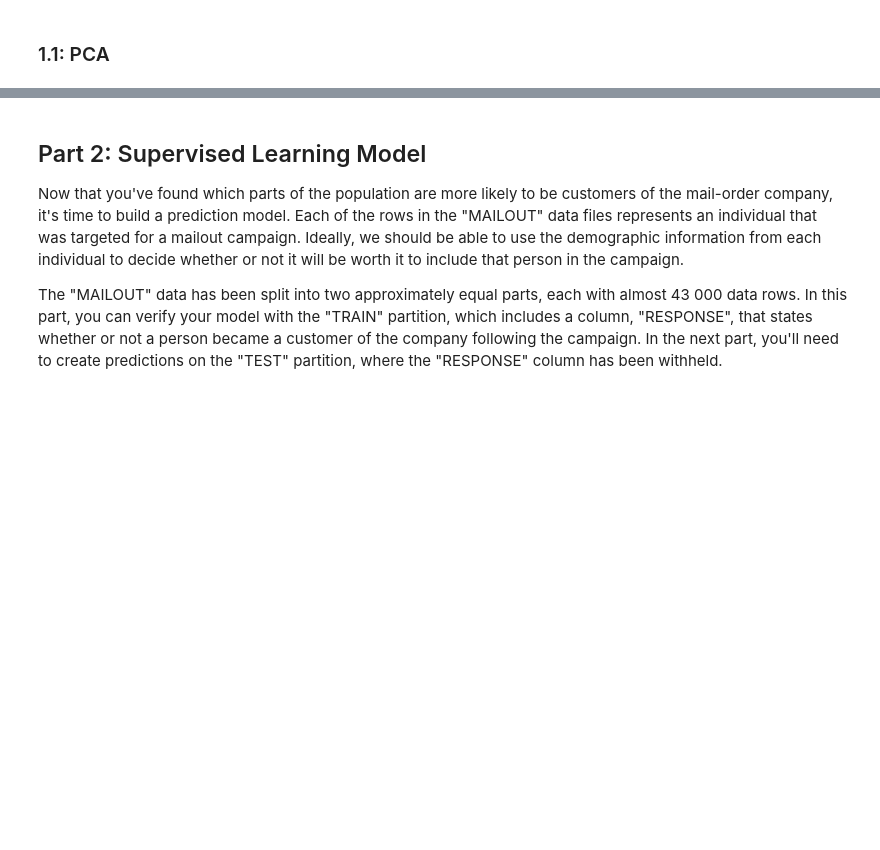
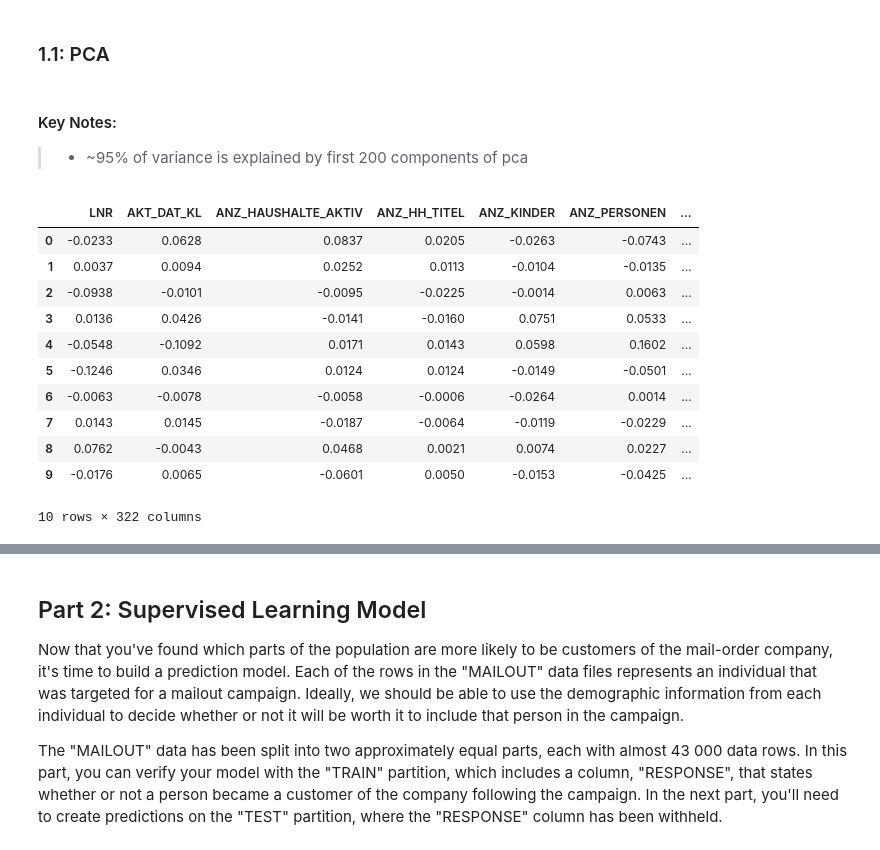
Before and after one commit to alssalo/Arvato-Project, a Jupyter notebook: Arvato Project Workbook.ipynb, the cells around one changed output, grey strips where cells are left out. Cells and saved outputs as stored; diff of their text form; code cells hidden in the pictures; blank space fills up the shorter version.

```diff
--- a/Arvato Project Workbook.ipynb
+++ b/Arvato Project Workbook.ipynb
@@ -279,0 +256,3 @@ azdias_new_pca_1 = pca_1.fit_transform(azdias_new)
+# %% [markdown]
+#### Key Notes:
+> - ~95% of variance is explained by first 200 components of pca
@@ -279,0 +265,15 @@ azdias_new_pca_1 = pca_1.fit_transform(azdias_new)
+# %%
+components_df.head(10)
+# %% [output]
+|  | LNR | AKT_DAT_KL | ANZ_HAUSHALTE_AKTIV | ANZ_HH_TITEL | ANZ_KINDER | ANZ_PERSONEN | ... |
+| 0 | -0.0233 | 0.0628 | 0.0837 | 0.0205 | -0.0263 | -0.0743 | ... |
+| 1 | 0.0037 | 0.0094 | 0.0252 | 0.0113 | -0.0104 | -0.0135 | ... |
+| 2 | -0.0938 | -0.0101 | -0.0095 | -0.0225 | -0.0014 | 0.0063 | ... |
+| 3 | 0.0136 | 0.0426 | -0.0141 | -0.0160 | 0.0751 | 0.0533 | ... |
+| 4 | -0.0548 | -0.1092 | 0.0171 | 0.0143 | 0.0598 | 0.1602 | ... |
+| 5 | -0.1246 | 0.0346 | 0.0124 | 0.0124 | -0.0149 | -0.0501 | ... |
+| 6 | -0.0063 | -0.0078 | -0.0058 | -0.0006 | -0.0264 | 0.0014 | ... |
+| 7 | 0.0143 | 0.0145 | -0.0187 | -0.0064 | -0.0119 | -0.0229 | ... |
+| 8 | 0.0762 | -0.0043 | 0.0468 | 0.0021 | 0.0074 | 0.0227 | ... |
+| 9 | -0.0176 | 0.0065 | -0.0601 | 0.0050 | -0.0153 | -0.0425 | ... |
+10 rows × 322 columns
```
Also changed, not shown: parts of 26 cells of this notebook.
